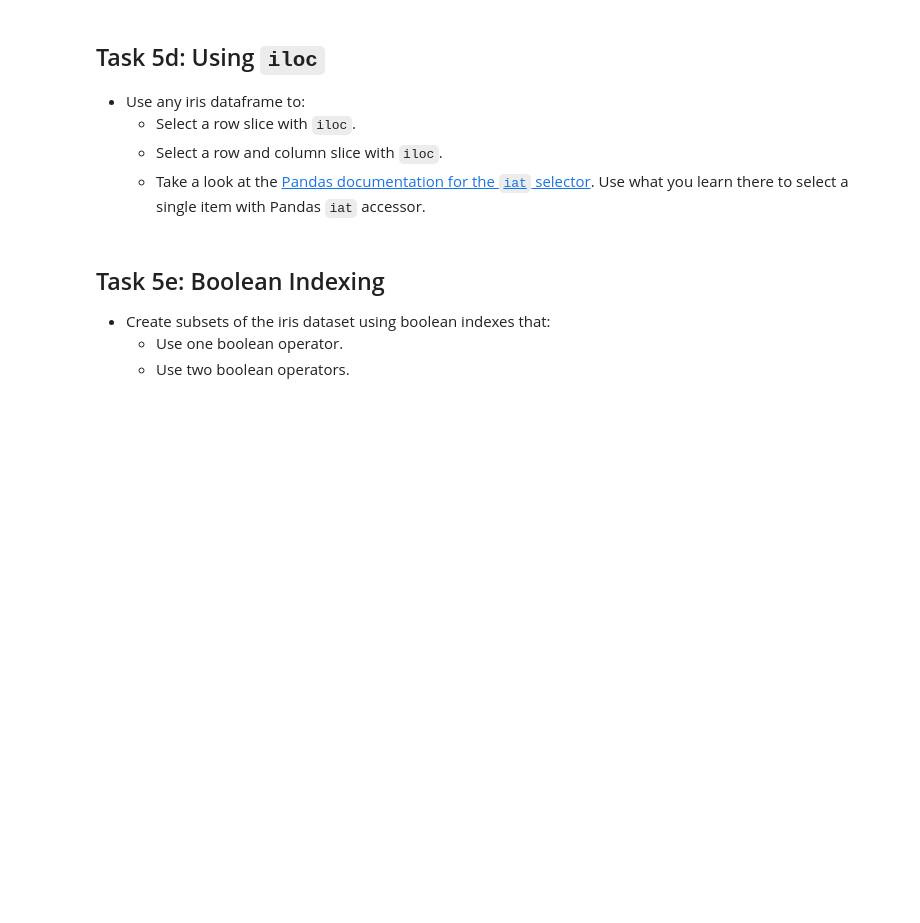
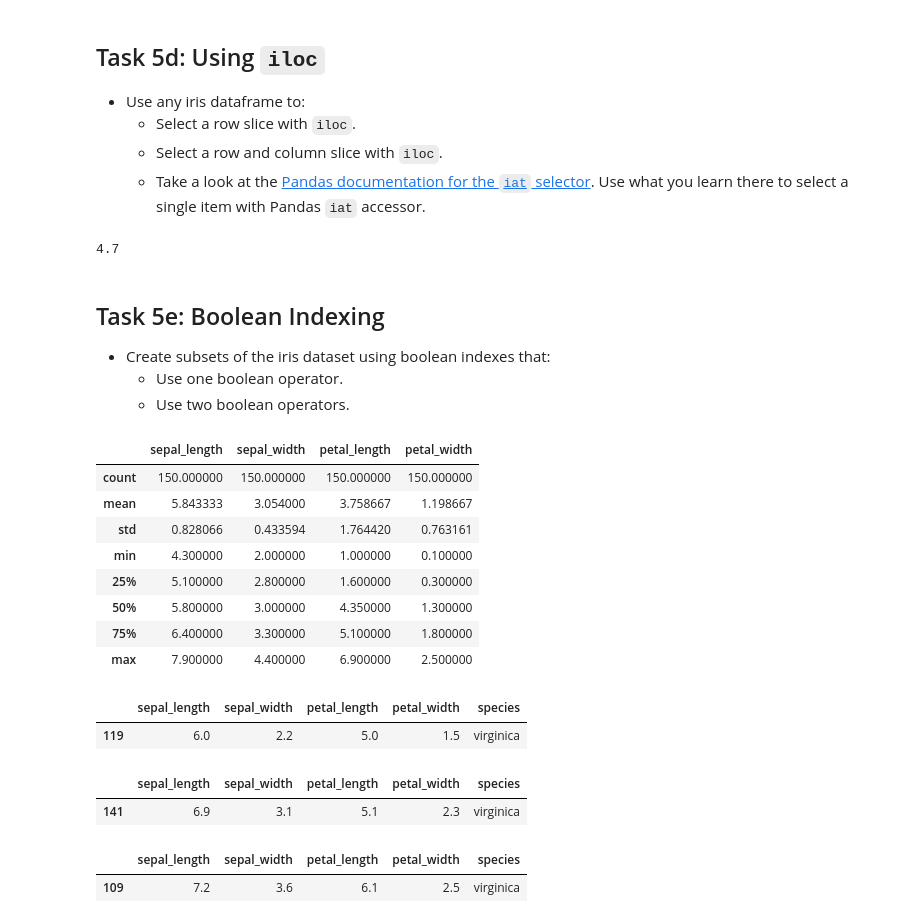
Before and after one commit to saioruganti/Data-Analytics-With-Python, a Jupyter notebook: L03-Pandas_Part1-Practice.ipynb, the cells around one changed output. Drawn from its saved outputs; the diff is of its cells as text; code cells hidden in the pictures; blank space fills up the shorter version.

```diff
--- a/L03-Pandas_Part1-Practice.ipynb
+++ b/L03-Pandas_Part1-Practice.ipynb
@@ -31,3 +127,5 @@ Follow along with the teaching material in the lesson. Throughout the tutorial s
 
 + Import the iris dataset.
 + Take a look at the `pd.read_csv` online documentation. Write example code in a Markup cell for how you would import this file if it were tab-delimited.
+# %%
+iris_df = pd.read_csv('data/iris.csv')
@@ -61,9 +225,50 @@ Follow along with the teaching material in the lesson. Throughout the tutorial s
     + Select a row slice with `iloc`.
     + Select a row and column slice with `iloc`.
     + Take a look at the [Pandas documentation for the `iat` selector](https://pandas.pydata.org/pandas-docs/stable/reference/api/pandas.DataFrame.iat.html). Use what you learn there to select a single item with Pandas `iat` accessor.
+# %%
+iris_df.head
+iris_df.iloc[2:5]
+iris_df.iloc[2:5,0:4]
+
+# both of the below give the same output
+iris_df.iat[2,0]
+iris_df.iloc[2].iat[0]
+# %% [output]
+4.7
 # %% [markdown]
 ## Task 5e: Boolean Indexing
 
 + Create subsets of the iris dataset using boolean indexes that:
     + Use one boolean operator.
     + Use two boolean operators.
+# %%
+iris_df.columns
+iris_df.describe()
+# %% [output]
+|  | sepal_length | sepal_width | petal_length | petal_width |
+| count | 150.000000 | 150.000000 | 150.000000 | 150.000000 |
+| mean | 5.843333 | 3.054000 | 3.758667 | 1.198667 |
+| std | 0.828066 | 0.433594 | 1.764420 | 0.763161 |
+| min | 4.300000 | 2.000000 | 1.000000 | 0.100000 |
+| 25% | 5.100000 | 2.800000 | 1.600000 | 0.300000 |
+| 50% | 5.800000 | 3.000000 | 4.350000 | 1.300000 |
+| 75% | 6.400000 | 3.300000 | 5.100000 | 1.800000 |
+| max | 7.900000 | 4.400000 | 6.900000 | 2.500000 |
+# %%
+iris_df[iris_df['sepal_length'] > 5.8 ].sample()
+# %% [output]
+|  | sepal_length | sepal_width | petal_length | petal_width | species |
+| 119 | 6.0 | 2.2 | 5.0 | 1.5 | virginica |
+# %%
+iris_df [ iris_df['petal_length'] >  3.75].sample()
+# %% [output]
+|  | sepal_length | sepal_width | petal_length | petal_width | species |
+| 141 | 6.9 | 3.1 | 5.1 | 2.3 | virginica |
+# %%
+# remember to use the bitwise and '&', bitwise or '|' and the paranthesis for each condition
+
+iris_df[(iris_df['sepal_length'] > 5.8 ) & (iris_df['petal_length'] >  3.75)].sample()
+iris_df[(iris_df['sepal_length'] > 5.8 ) | (iris_df['petal_length'] >  3.75)].sample()
+# %% [output]
+|  | sepal_length | sepal_width | petal_length | petal_width | species |
+| 109 | 7.2 | 3.6 | 6.1 | 2.5 | virginica |
```
Also changed, not shown: parts of 14 cells of this notebook, 3 other files.
